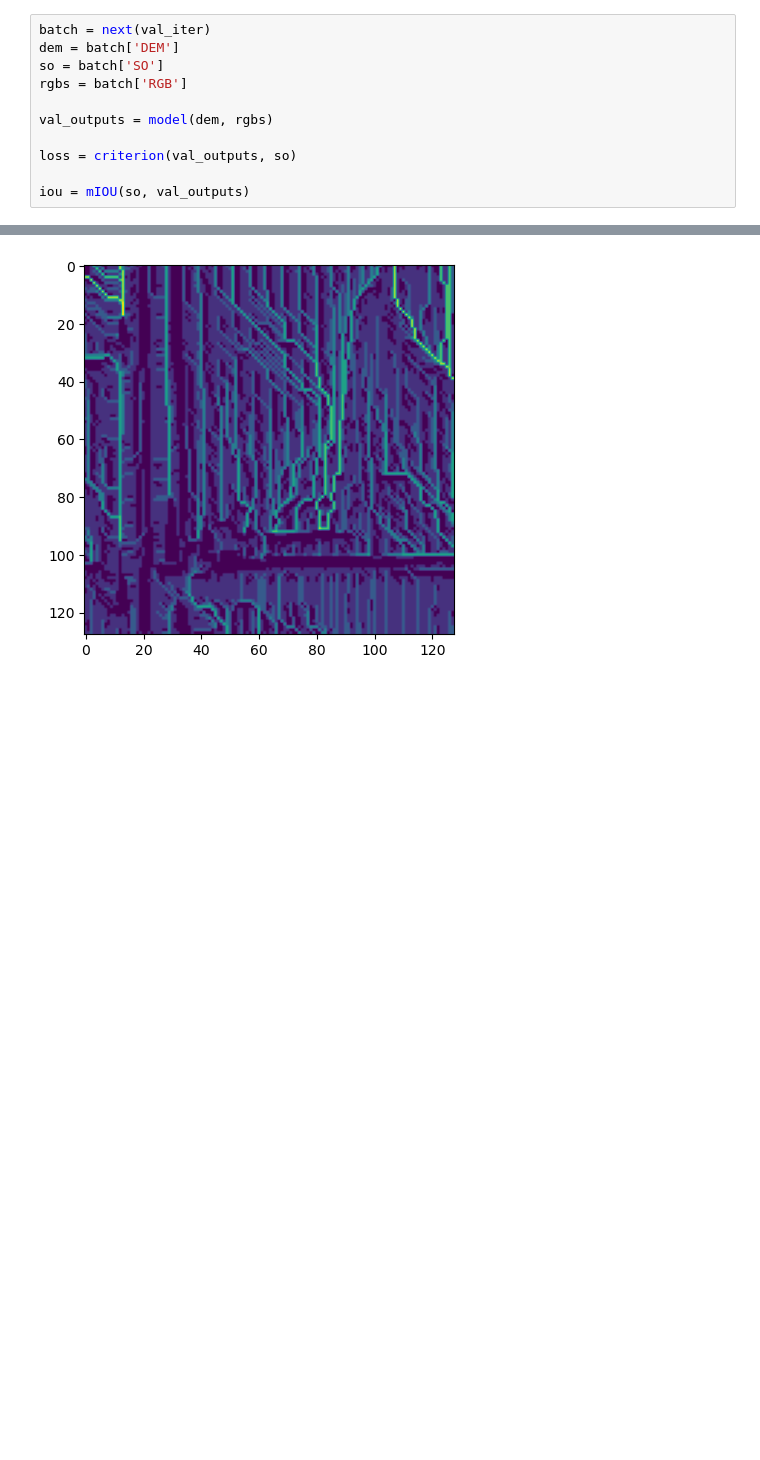
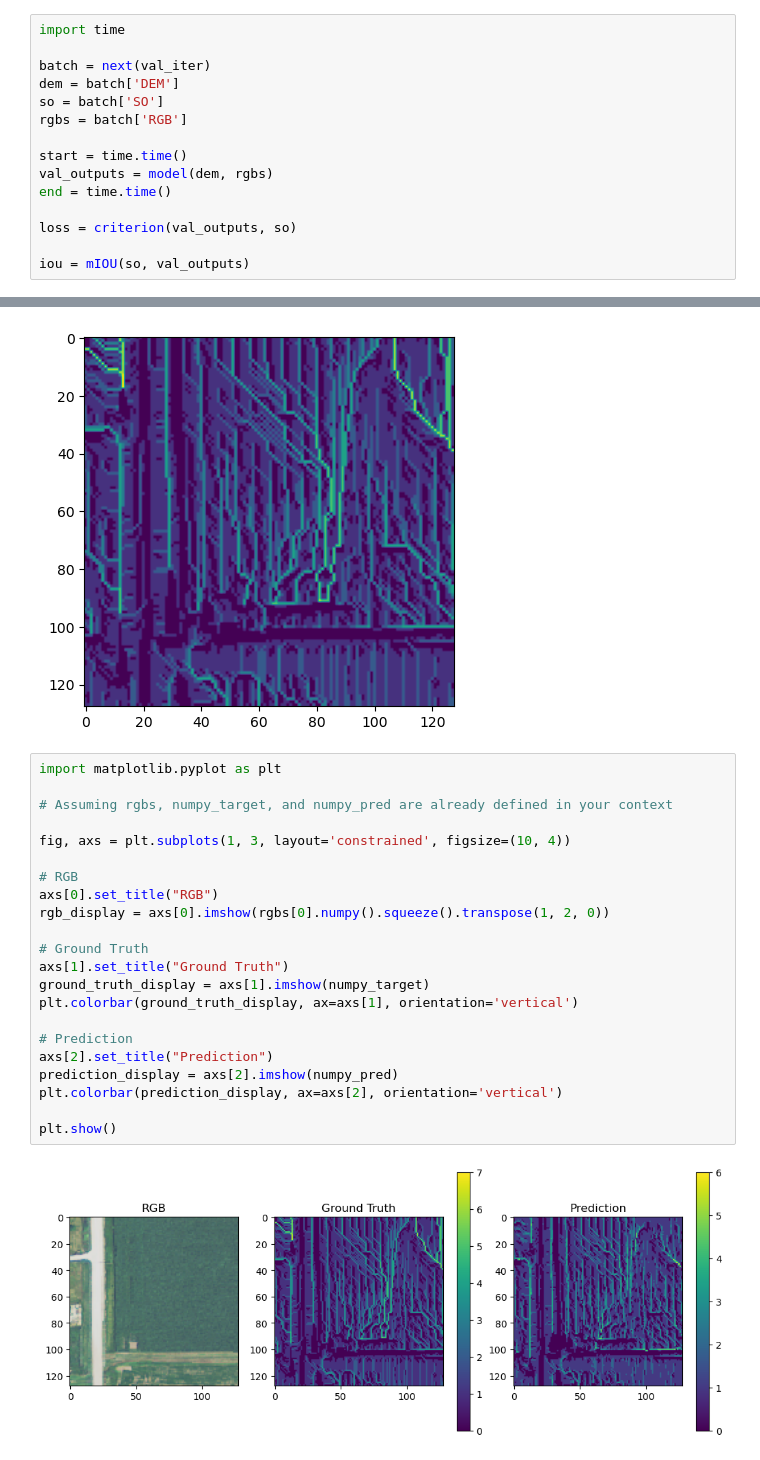
Before and after one commit to SMATousi/dem2so, a Jupyter notebook: Testing_Results.ipynb, the cells around one changed output, grey strips where cells are left out. Cells and saved outputs as stored; diff of their text form; blank space fills up the shorter version.

```diff
--- a/Testing_Results.ipynb
+++ b/Testing_Results.ipynb
@@ -113,12 +113,16 @@ model.load_state_dict(torch.load('./artifacts/model_epoch_100:v5/model_epoch_100
 model.eval()
 val_iter = iter(val_loader)
 # %%
+import time
+
 batch = next(val_iter)
 dem = batch['DEM']
 so = batch['SO']
 rgbs = batch['RGB']
 
+start = time.time()
 val_outputs = model(dem, rgbs)
+end = time.time()
 
 loss = criterion(val_outputs, so)
 
@@ -138,3 +146,27 @@ plt.imshow(numpy_target)
 <matplotlib.image.AxesImage at 0x...>
 [figure]
 [figure]
+# %%
+import matplotlib.pyplot as plt
+
+# Assuming rgbs, numpy_target, and numpy_pred are already defined in your context
+
+fig, axs = plt.subplots(1, 3, layout='constrained', figsize=(10, 4))
+
+# RGB
+axs[0].set_title("RGB")
+rgb_display = axs[0].imshow(rgbs[0].numpy().squeeze().transpose(1, 2, 0))
+
+# Ground Truth
+axs[1].set_title("Ground Truth")
+ground_truth_display = axs[1].imshow(numpy_target)
+plt.colorbar(ground_truth_display, ax=axs[1], orientation='vertical')
+
+# Prediction
+axs[2].set_title("Prediction")
+prediction_display = axs[2].imshow(numpy_pred)
+plt.colorbar(prediction_display, ax=axs[2], orientation='vertical')
+
+plt.show()
+# %% [output]
+[figure, added]
```
Also changed, not shown: parts of 2 cells of this notebook, 17 other files.
